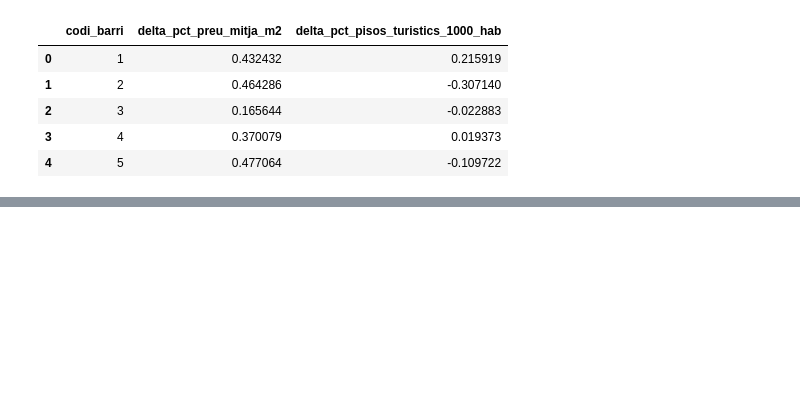
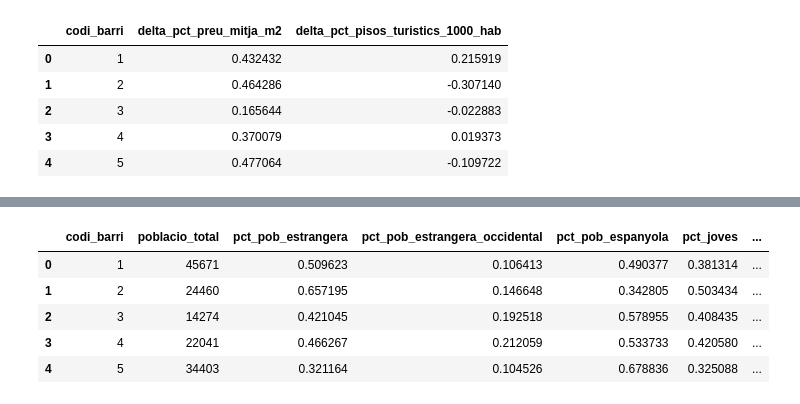
Before and after one commit to joseprau/tfm_gentrificacio_bcn, a Jupyter notebook: notebooks/feature_engineering.ipynb, the cells around one changed output, grey strips where cells are left out. Cells and saved outputs as stored; diff of their text form; code cells hidden in the pictures; blank space fills up the shorter version.

```diff
--- a/notebooks/feature_engineering.ipynb
+++ b/notebooks/feature_engineering.ipynb
@@ -605,0 +629,14 @@ habitatge_final.head()
+# %%
+# Conjunt de dades per 2015
+df_2023 = barris.merge(poblacio_23, on="codi_barri", how = "left")\
+                .merge(econs_23, on = "codi_barri", how = "left")\
+                .merge(df_urbanes_23, on = "codi_barri", how = "left")\
+                .merge(df_habitatge_23, on = "codi_barri")
+df_2023.head()
+# %% [output]
+|  | codi_barri | poblacio_total | pct_pob_estrangera | pct_pob_estrangera_occidental | pct_pob_espanyola | pct_joves | ... |
+| 0 | 1 | 45671 | 0.509623 | 0.106413 | 0.490377 | 0.381314 | ... |
+| 1 | 2 | 24460 | 0.657195 | 0.146648 | 0.342805 | 0.503434 | ... |
+| 2 | 3 | 14274 | 0.421045 | 0.192518 | 0.578955 | 0.408435 | ... |
+| 3 | 4 | 22041 | 0.466267 | 0.212059 | 0.533733 | 0.420580 | ... |
+| 4 | 5 | 34403 | 0.321164 | 0.104526 | 0.678836 | 0.325088 | ... |
```
Also changed, not shown: parts of 5 cells of this notebook, 3 other files.
